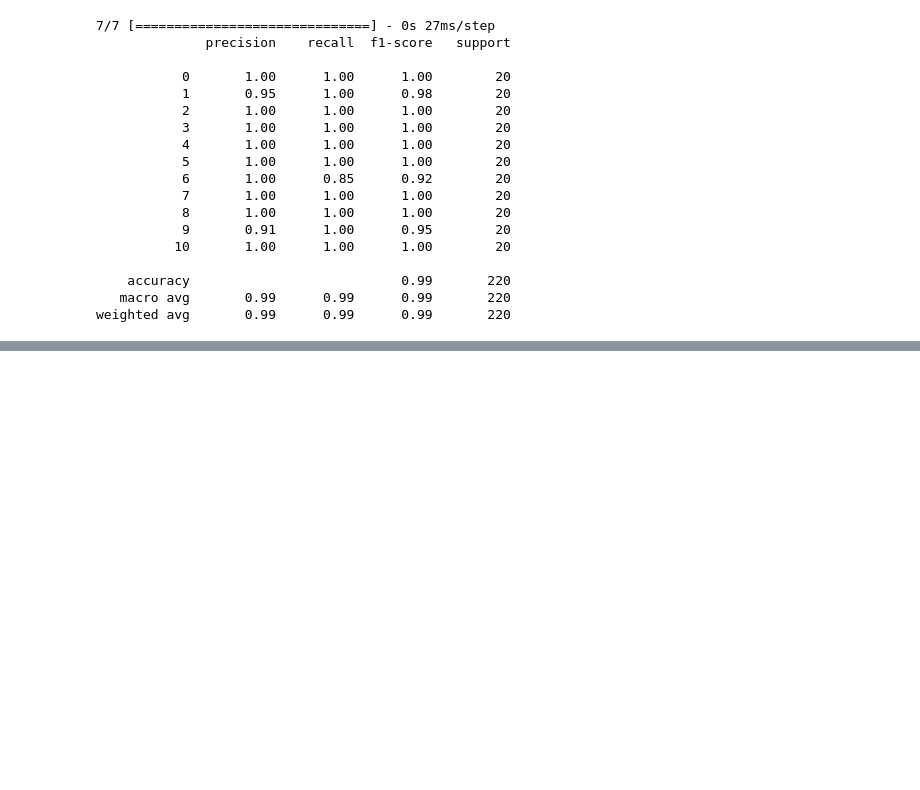
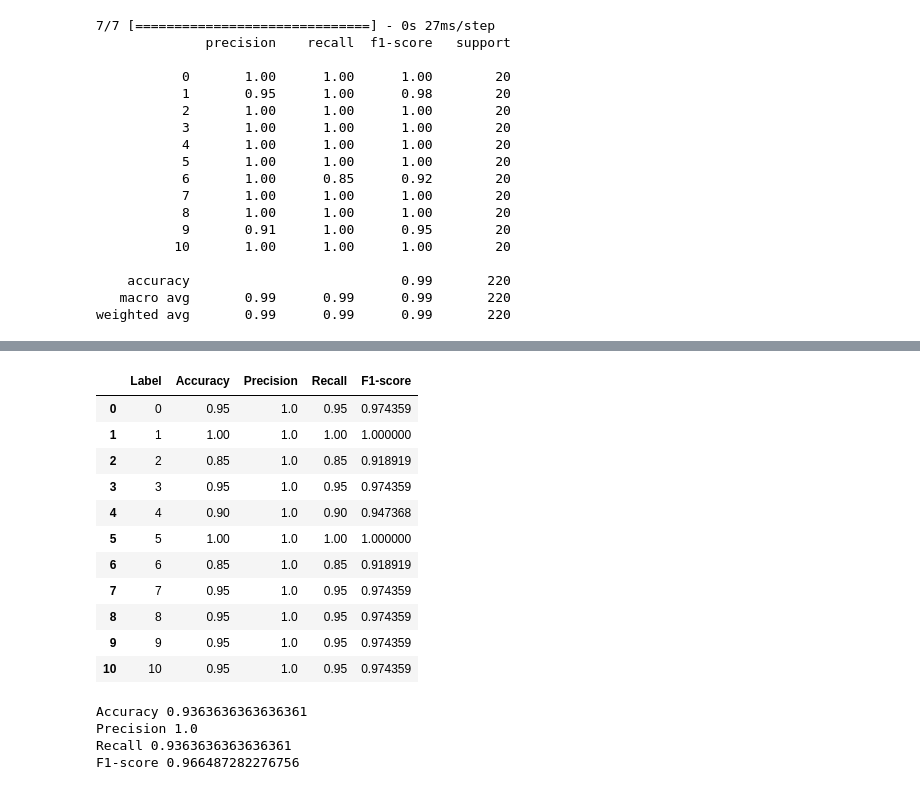
Before and after one commit to TeguhPermana666/Skripsi, a Jupyter notebook: predict_probability.ipynb, the cells around one changed output, grey strips where cells are left out. Saved outputs shown, nothing was run; the diff lists cells and outputs as text; code cells hidden in the pictures; blank space fills up the shorter version.

```diff
--- a/predict_probability.ipynb
+++ b/predict_probability.ipynb
@@ -178,0 +249,16 @@ weighted avg       0.99      0.99      0.99       220
+# %%
+resnet34_load=ResNet34()
+resnet34_load.load_weights('Model\Resnet_34-2.h5')
+
+resnet34_load.compile(loss=keras.losses.categorical_crossentropy,
+              optimizer='adam',
+              metrics=['accuracy'])
+
+X_train, y_train = data_preprocessing(train_data)
+X_test, y_test = data_preprocessing(test_data)
+
+y_pred_resnet = resnet34_load.predict(X_test)
+y_pred_resnet = np.argmax(y_pred_resnet,axis=1)
+y_test = np.argmax(y_test,axis=1)
+cm_resnet = confusion_matrix(y_test, y_pred_resnet,11)
+pd.DataFrame(cm_resnet)
@@ -178,0 +272,44 @@ weighted avg       0.99      0.99      0.99       220
+# %%
+# Calculate the classification report
+data_resnet=[]
+class_metrics = {}
+for class_label, metrics in cm_resnet.items():
+        tp = metrics['tp']
+        tn = metrics['tn']
+        fp = metrics['fp']
+        fn = metrics['fn']
+        class_metrics[str(class_label)] = calculate_metrics(tp, tn, fp, fn)
+for class_label, metrics in class_metrics.items():
+    class_data = {
+        'Label': int(class_label),
+        'Accuracy':metrics['accuracy'],
+        'Precision': metrics['precision'],
+        'Recall': metrics['recall'],
+        'F1-score': metrics['f1-score']
+    }
+    data_resnet.append(class_data)
+data_resnet=pd.DataFrame(data_resnet)
+data_resnet
+# %% [output]
+|  | Label | Accuracy | Precision | Recall | F1-score |
+| 0 | 0 | 0.95 | 1.0 | 0.95 | 0.974359 |
+| 1 | 1 | 1.00 | 1.0 | 1.00 | 1.000000 |
+| 2 | 2 | 0.85 | 1.0 | 0.85 | 0.918919 |
+| 3 | 3 | 0.95 | 1.0 | 0.95 | 0.974359 |
+| 4 | 4 | 0.90 | 1.0 | 0.90 | 0.947368 |
+| 5 | 5 | 1.00 | 1.0 | 1.00 | 1.000000 |
+| 6 | 6 | 0.85 | 1.0 | 0.85 | 0.918919 |
+| 7 | 7 | 0.95 | 1.0 | 0.95 | 0.974359 |
+| 8 | 8 | 0.95 | 1.0 | 0.95 | 0.974359 |
+| 9 | 9 | 0.95 | 1.0 | 0.95 | 0.974359 |
+| 10 | 10 | 0.95 | 1.0 | 0.95 | 0.974359 |
+# %%
+print("Accuracy", data_resnet['Accuracy'].mean())
+print("Precision", data_resnet['Precision'].mean())
+print("Recall", data_resnet['Recall'].mean())
+print("F1-score", data_resnet['F1-score'].mean())
+# %% [output]
+Accuracy 0.9363636363636361
+Precision 1.0
+Recall 0.9363636363636361
+F1-score 0.966487282276756
```
Also changed, not shown: parts of 19 cells of this notebook, 4 other files.
